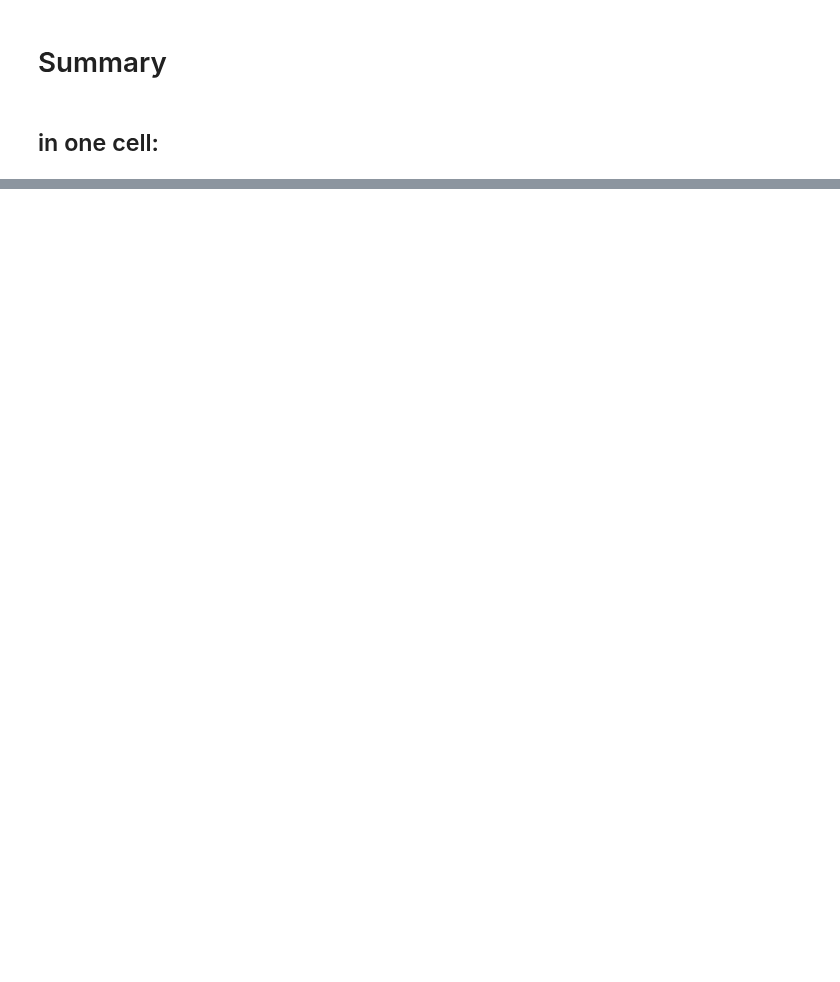
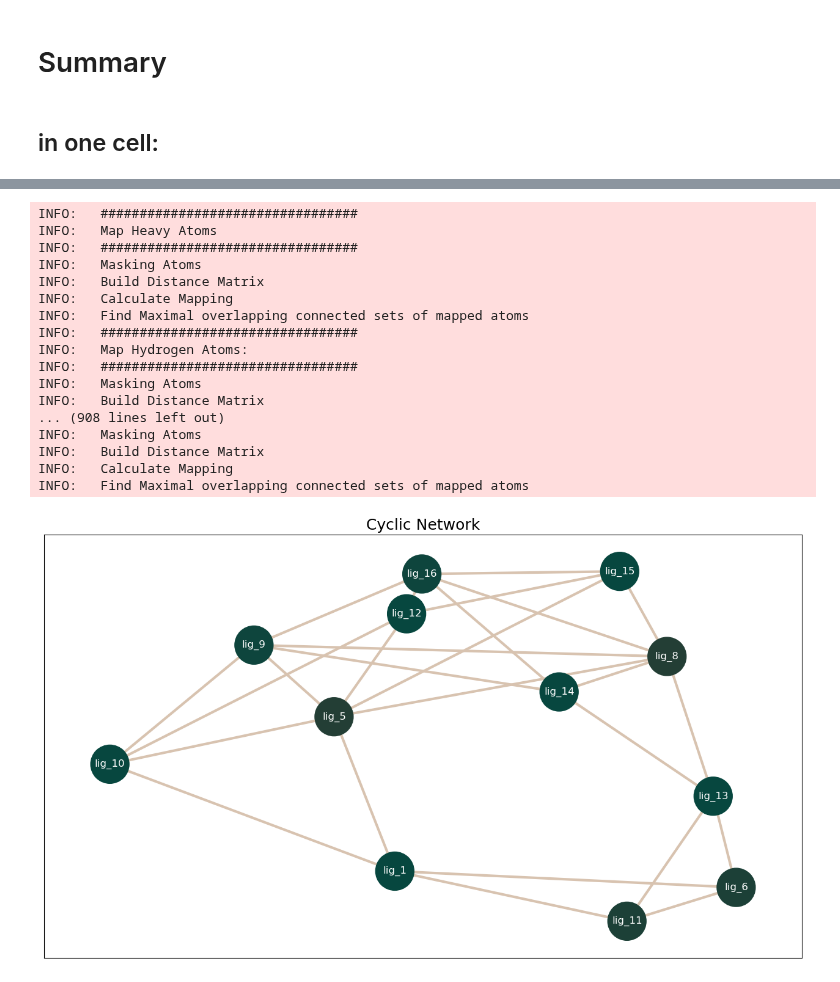
Before and after one commit to OpenFreeEnergy/konnektor, a Jupyter notebook: examples/konnektor_example.ipynb, the cells around one changed output, grey strips where cells are left out. Cells and saved outputs as stored; diff of their text form; code cells hidden in the pictures; blank space fills up the shorter version.

```diff
--- a/examples/konnektor_example.ipynb
+++ b/examples/konnektor_example.ipynb
@@ -249,0 +216,40 @@ for ts in tset:
+# %%
+# Here we generate some import data.
+from openfe_benchmarks import benzenes
+compounds = list(filter(lambda x: not x.name in ["lig_2", "lig_3", "lig_4", "lig_7"],
+                        benzenes.get_system().ligand_components))
+
+# Pick your Favourite Network layout with favourite AtomMapper and Scorer
+from openfe.setup import KartografAtomMapper, lomap_scorers
+from konnektor.network_planners import CyclicLigandNetworkPlanner
+networker = CyclicLigandNetworkPlanner(mapper=KartografAtomMapper(),
+                                       scorer=lomap_scorers.default_lomap_score)
+
+# Generate Network
+network =networker.generate_ligand_network(compounds)
+network.name="Cyclic Network"
+
+# Visualize the generated network
+from konnektor.visualization import draw_ligand_network
+fig = draw_ligand_network(network=network, title=network.name)
+
+fig.show()
+# %% [output]
+INFO:   #################################
+INFO:   Map Heavy Atoms
+INFO:   #################################
+INFO:   Masking Atoms
+INFO:   Build Distance Matrix
+INFO:   Calculate Mapping
+INFO:   Find Maximal overlapping connected sets of mapped atoms
+INFO:   #################################
+INFO:   Map Hydrogen Atoms:
+INFO:   #################################
+INFO:   Masking Atoms
+INFO:   Build Distance Matrix
+... (908 lines left out)
+INFO:   Masking Atoms
+INFO:   Build Distance Matrix
+INFO:   Calculate Mapping
+INFO:   Find Maximal overlapping connected sets of mapped atoms
+[figure, added]
```
Also changed, not shown: parts of 28 cells of this notebook, 3 other files.
